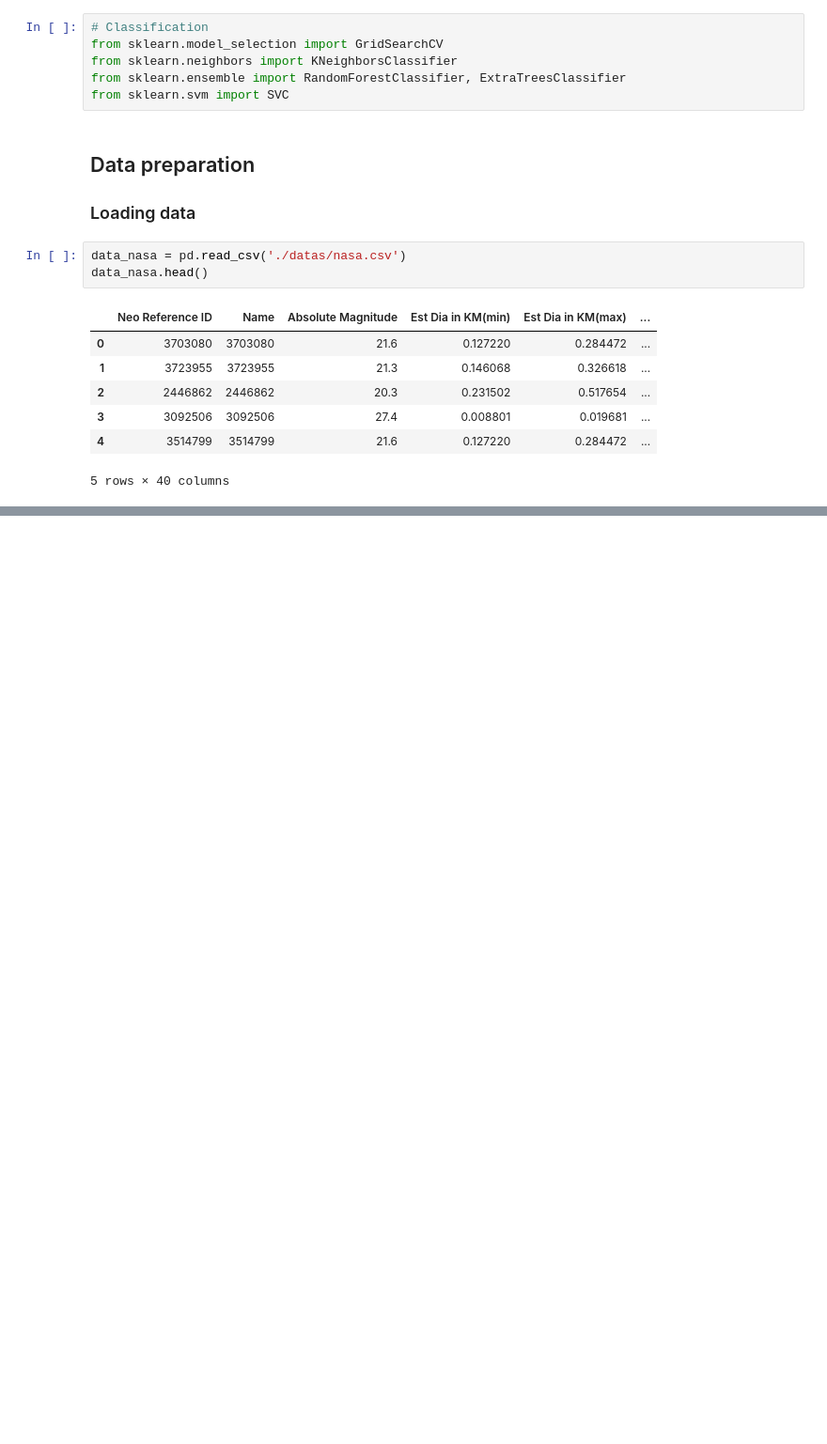
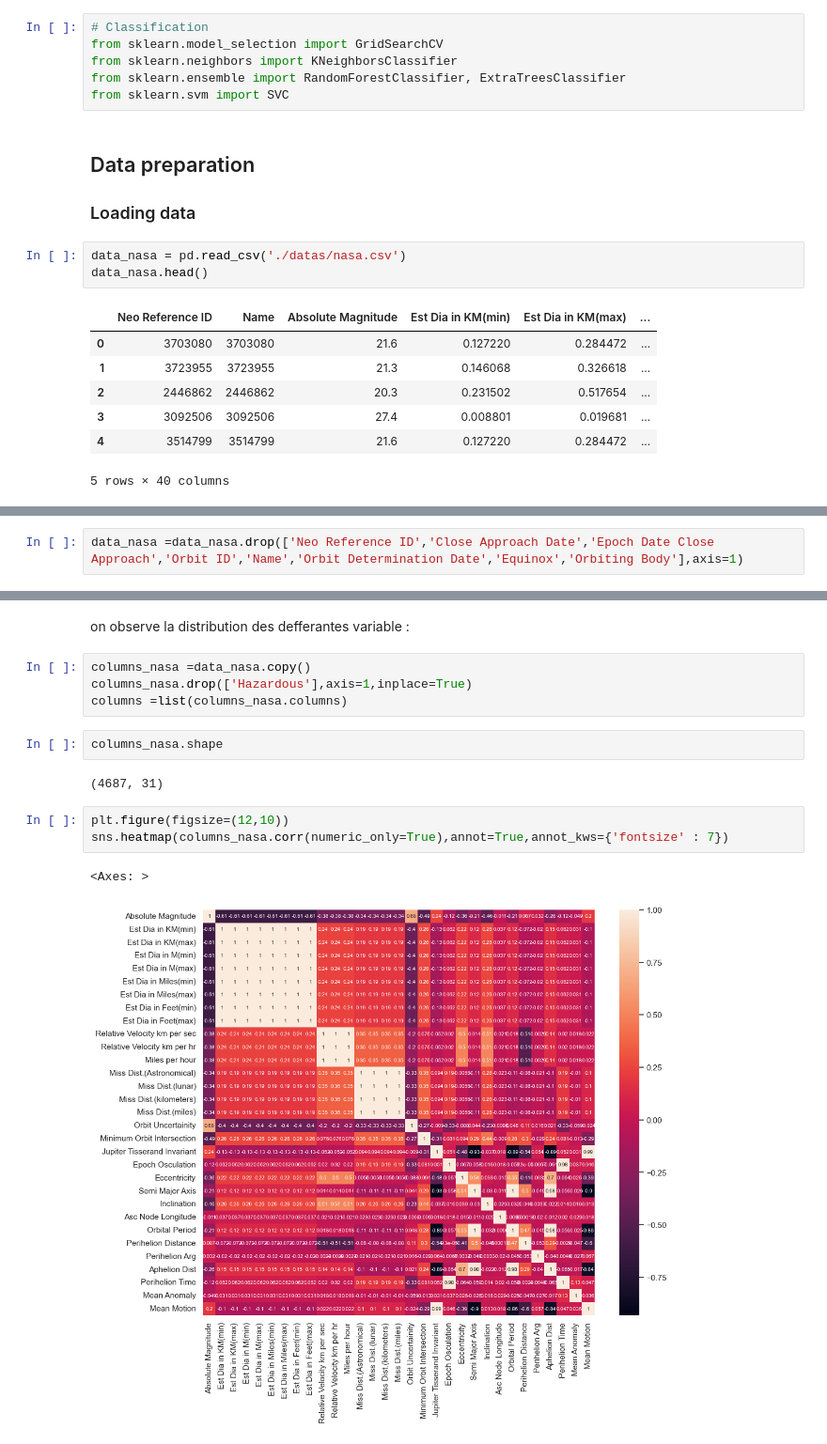
Before and after one commit to Djazil01/NASA-Object-Space-Selection, a Jupyter notebook: Nasa.ipynb, the cells around one changed output, grey strips where cells are left out. Shown at 94% size. Drawn from its saved outputs; the diff is of its cells as text; blank space fills up the shorter version.

```diff
--- a/Nasa.ipynb
+++ b/Nasa.ipynb
@@ -36,0 +124,2 @@ data_nasa.head()
+# %%
+data_nasa =data_nasa.drop(['Neo Reference ID','Close Approach Date','Epoch Date Close Approach','Orbit ID','Name','Orbit Determination Date','Equinox','Orbiting Body'],axis=1)
@@ -36,0 +150,16 @@ data_nasa.head()
+# %% [markdown]
+on observe la distribution des defferantes variable :
+# %%
+columns_nasa =data_nasa.copy()
+columns_nasa.drop(['Hazardous'],axis=1,inplace=True)
+columns =list(columns_nasa.columns)
+# %%
+columns_nasa.shape
+# %% [output]
+(4687, 31)
+# %%
+plt.figure(figsize=(12,10))
+sns.heatmap(columns_nasa.corr(numeric_only=True),annot=True,annot_kws={'fontsize' : 7})
+# %% [output]
+<Axes: >
+[figure, added]
```
Also changed, not shown: parts of 34 cells of this notebook.
